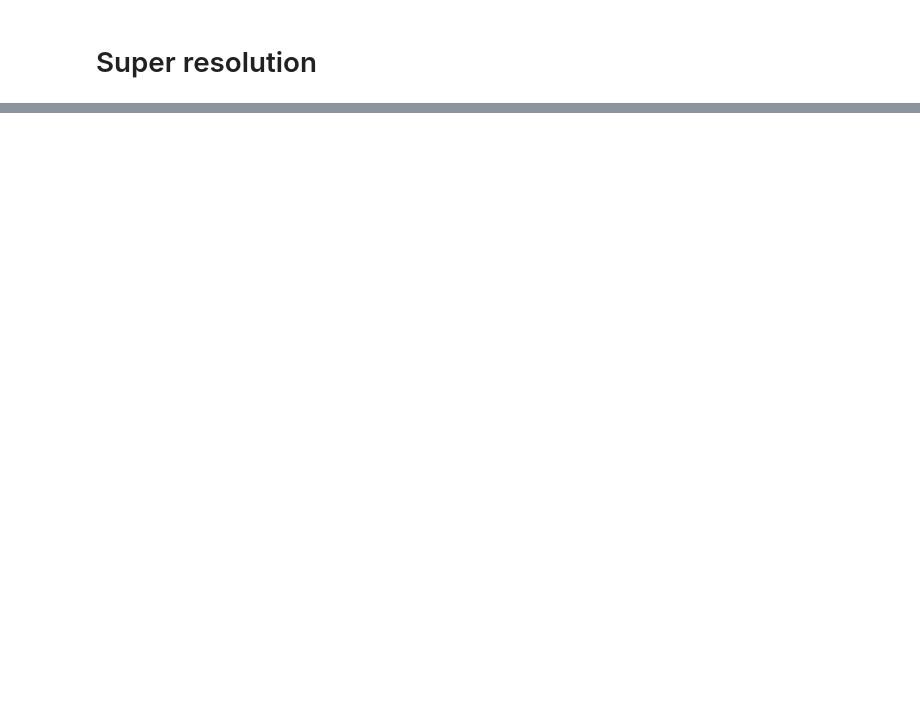
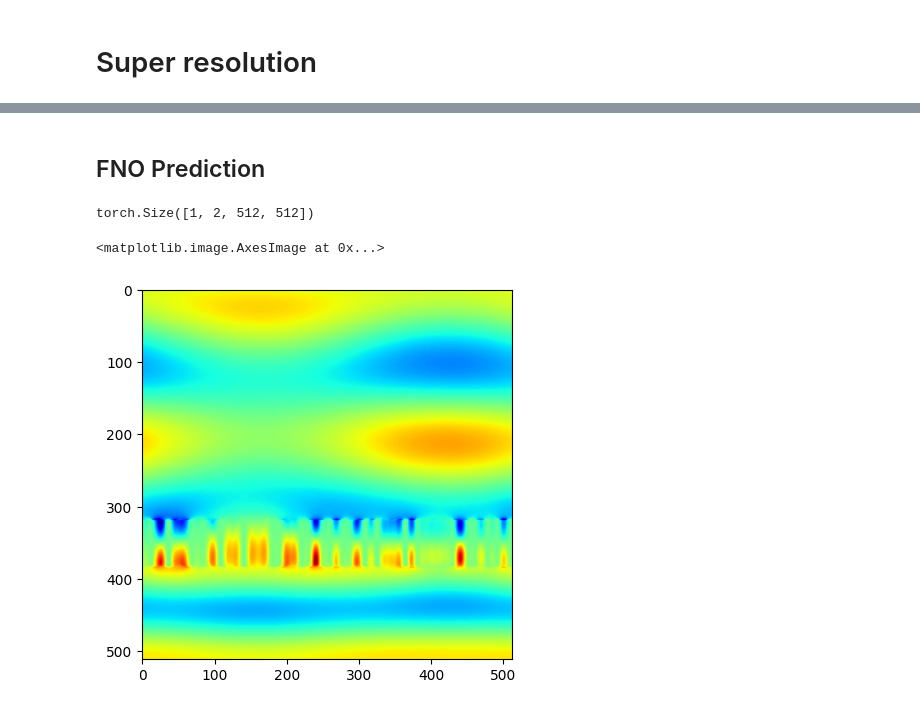
Before and after one commit to kc-ml2/meent, a Jupyter notebook: examples/applications/electric-field-fno/evaluation.ipynb, the cells around one changed output, grey strips where cells are left out. Cells and saved outputs as stored; diff of their text form; code cells hidden in the pictures; blank space fills up the shorter version.

```diff
--- a/examples/applications/electric-field-fno/evaluation.ipynb
+++ b/examples/applications/electric-field-fno/evaluation.ipynb
@@ -69,0 +90,12 @@ get_field(upscaled_x, 1100, 70)
+# %% [markdown]
+## FNO Prediction
+# %%
+pred_y = model(x=upscaled_x.unsqueeze(0).unsqueeze(0).to(device))
+pred_y.shape
+# %% [output]
+torch.Size([1, 2, 512, 512])
+# %%
+plt.imshow(pred_y[0, 0].cpu().detach(), cmap='jet')
+# %% [output]
+<matplotlib.image.AxesImage at 0x...>
+[figure, added]
```
Also changed, not shown: parts of 9 cells of this notebook.
